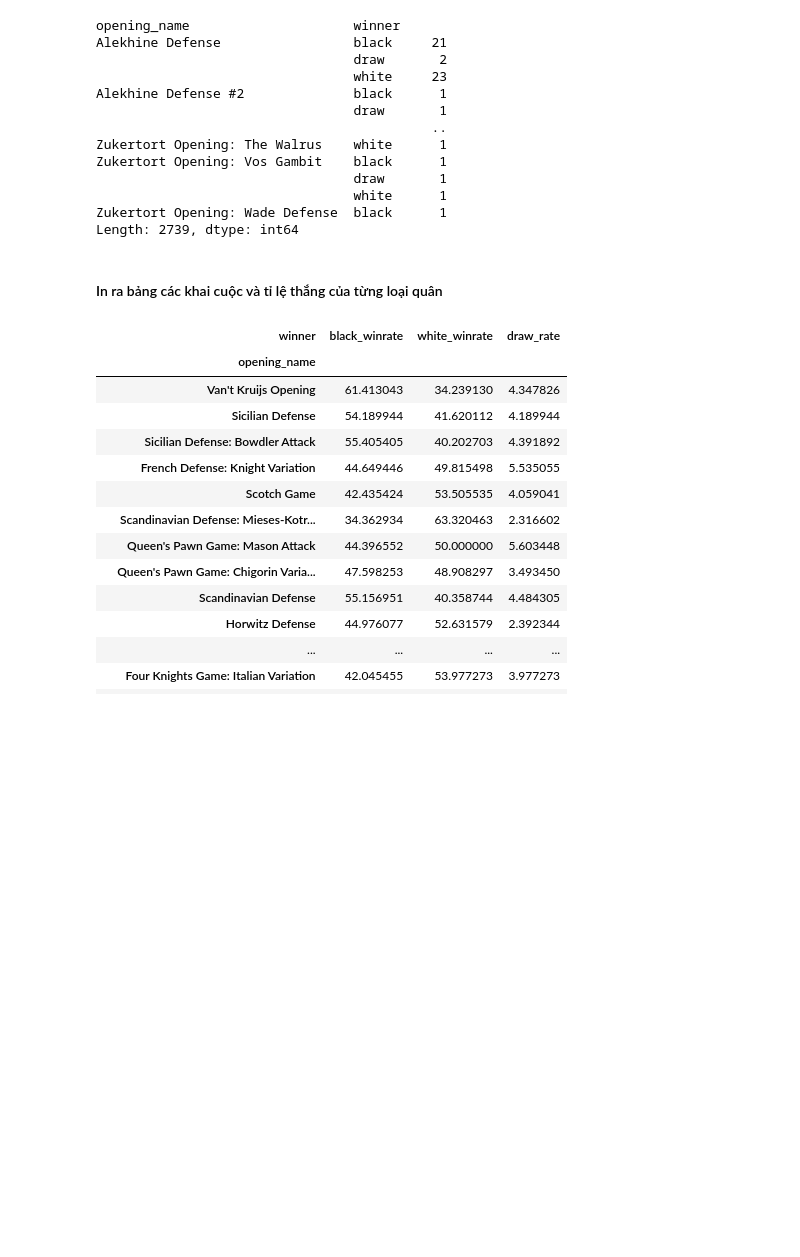
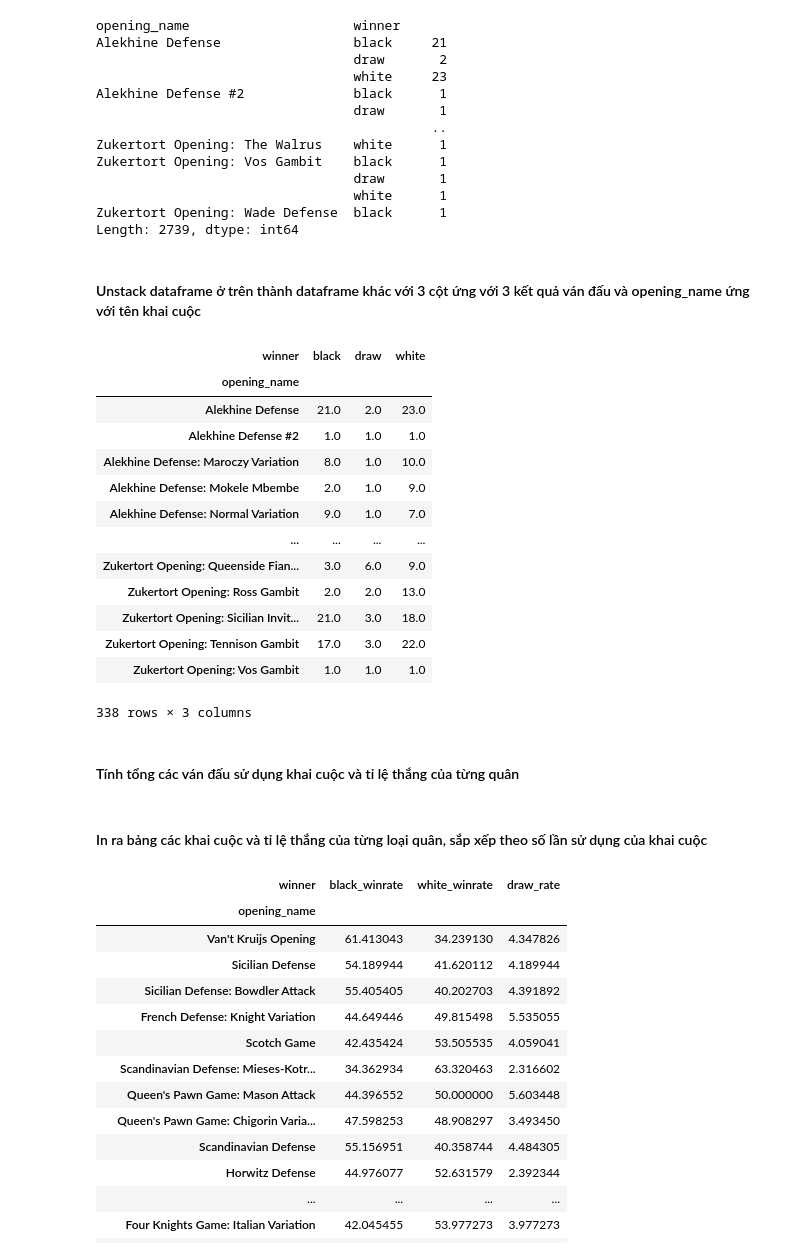
Before and after one commit to nvhieu4899/ProgrammingForDS_PROJECT, a Jupyter notebook: 1712446-NguyenVanHieu.ipynb, the cells around one changed output. Drawn from its saved outputs; the diff is of its cells as text; code cells hidden in the pictures; blank space fills up the shorter version.

Commit message:
! sửa phần phân tích dữ liệu trả lời câu hỏi, cho thêm comment cho rõ ràng từng dòng code

```diff
--- a/1712446-NguyenVanHieu.ipynb
+++ b/1712446-NguyenVanHieu.ipynb
@@ -222,3 +222,25 @@ Zukertort Opening: Vos Gambit    black      1
                                  white      1
 Zukertort Opening: Wade Defense  black      1
 Length: 2739, dtype: int64
+# %% [markdown]
+#### Unstack dataframe ở trên thành dataframe khác với 3 cột ứng với 3 kết quả ván đấu và opening_name ứng với tên khai cuộc
+# %%
+winner_by_opening_df_uns = winner_by_opening_df.unstack().dropna()
+winner_by_opening_df_uns
+# %% [output]
+| winner | black | draw | white |
+| opening_name |  |  |  |
+| Alekhine Defense | 21.0 | 2.0 | 23.0 |
+| Alekhine Defense #2 | 1.0 | 1.0 | 1.0 |
+| Alekhine Defense: Maroczy Variation | 8.0 | 1.0 | 10.0 |
+| Alekhine Defense: Mokele Mbembe | 2.0 | 1.0 | 9.0 |
+| Alekhine Defense: Normal Variation | 9.0 | 1.0 | 7.0 |
+| ... | ... | ... | ... |
+| Zukertort Opening: Queenside Fian... | 3.0 | 6.0 | 9.0 |
+| Zukertort Opening: Ross Gambit | 2.0 | 2.0 | 13.0 |
+| Zukertort Opening: Sicilian Invit... | 21.0 | 3.0 | 18.0 |
+| Zukertort Opening: Tennison Gambit | 17.0 | 3.0 | 22.0 |
+| Zukertort Opening: Vos Gambit | 1.0 | 1.0 | 1.0 |
+338 rows × 3 columns
+# %% [markdown]
+#### Tính tổng các ván đấu sử dụng khai cuộc và tỉ lệ thắng của từng quân
@@ -225,3 +253,3 @@ Length: 2739, dtype: int64
 # %% [markdown]
-#### In ra bảng các khai cuộc và tỉ lệ thắng của từng loại quân
+#### In ra bảng các khai cuộc và tỉ lệ thắng của từng loại quân, sắp xếp theo số lần sử dụng của khai cuộc
 # %%
```
Also changed, not shown: parts of 19 cells of this notebook.
